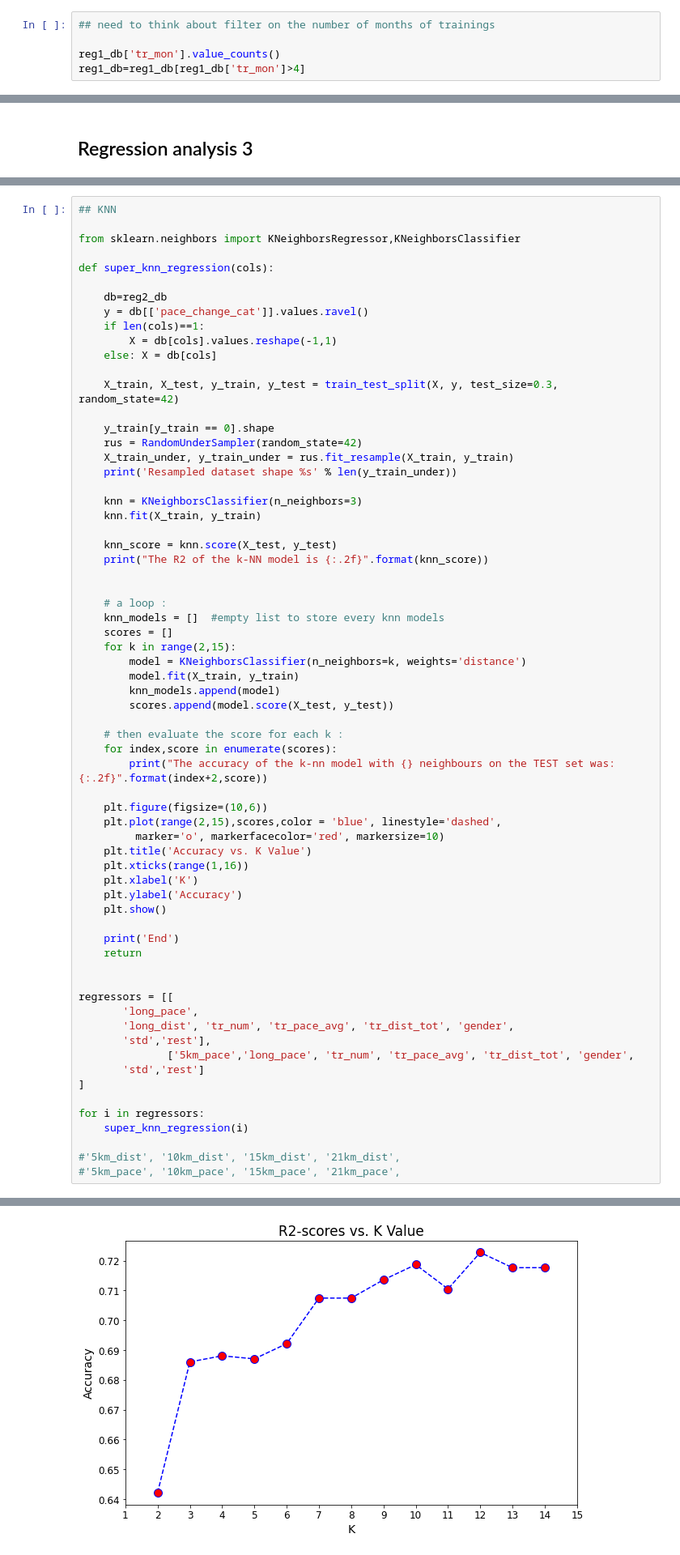
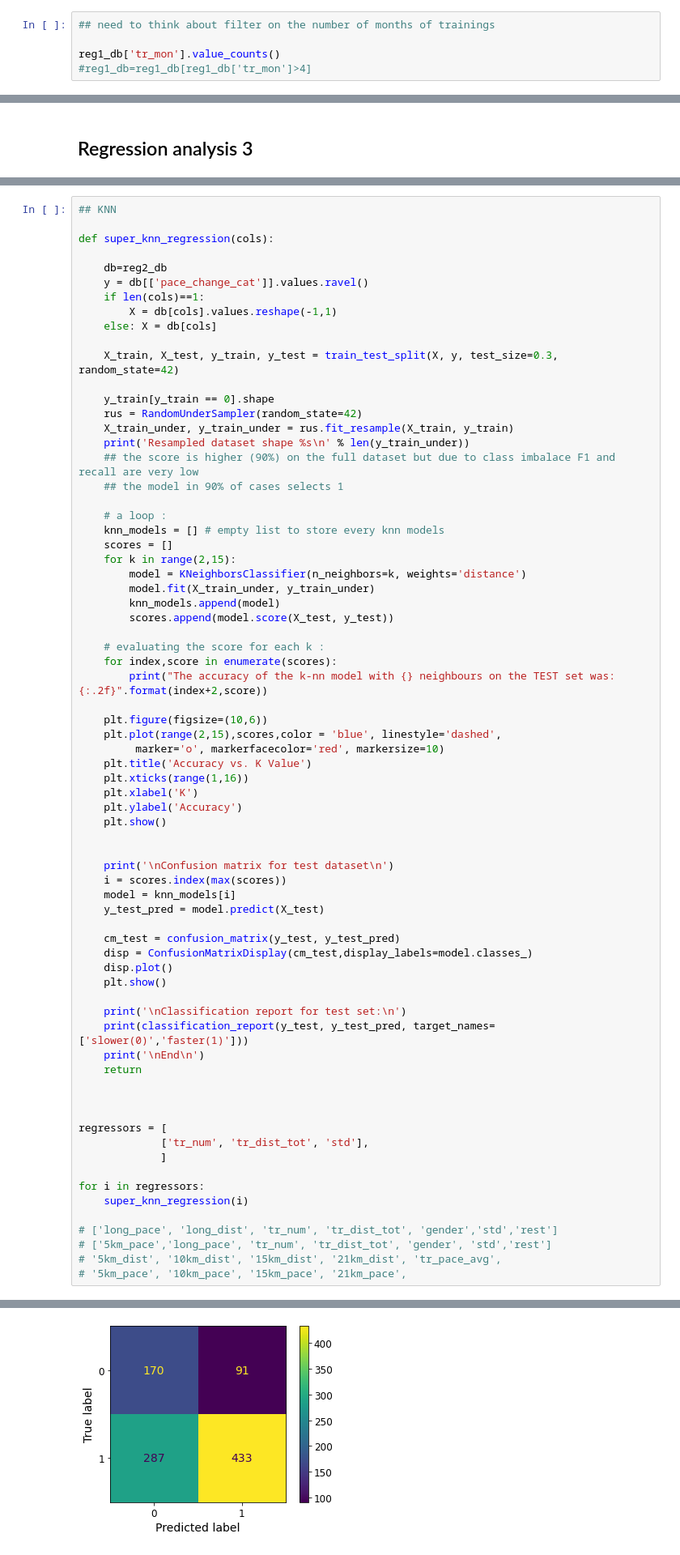
Before and after one commit to dmitry-an-git/ironhack_project_1, a Jupyter notebook: lab_marathon.ipynb, the cells around one changed output, grey strips where cells are left out. Shown at 81% size. Saved outputs shown, nothing was run; the diff lists cells and outputs as text.

```diff
--- a/lab_marathon.ipynb
+++ b/lab_marathon.ipynb
@@ -533,4 +542,4 @@ reg1_db.head()
 ## need to think about filter on the number of months of trainings
 
 reg1_db['tr_mon'].value_counts()
-reg1_db=reg1_db[reg1_db['tr_mon']>4]
+#reg1_db=reg1_db[reg1_db['tr_mon']>4]
@@ -1142,7 +1135,5 @@ End
 # %%
 ## KNN
-
-from sklearn.neighbors import KNeighborsRegressor,KNeighborsClassifier
 
 def super_knn_regression(cols):
 
@@ -1157,25 +1148,20 @@ def super_knn_regression(cols):
     y_train[y_train == 0].shape
     rus = RandomUnderSampler(random_state=42)
     X_train_under, y_train_under = rus.fit_resample(X_train, y_train)
-    print('Resampled dataset shape %s' % len(y_train_under))
-
-    knn = KNeighborsClassifier(n_neighbors=3)
-    knn.fit(X_train, y_train)
-
-    knn_score = knn.score(X_test, y_test)
-    print("The R2 of the k-NN model is {:.2f}".format(knn_score))
-
+    print('Resampled dataset shape %s\n' % len(y_train_under))
+    ## the score is higher (90%) on the full dataset but due to class imbalace F1 and recall are very low
+    ## the model in 90% of cases selects 1
 
     # a loop :
-    knn_models = []  #empty list to store every knn models
+    knn_models = [] # empty list to store every knn models
     scores = []
     for k in range(2,15):
         model = KNeighborsClassifier(n_neighbors=k, weights='distance')
-        model.fit(X_train, y_train)
+        model.fit(X_train_under, y_train_under)
         knn_models.append(model)
         scores.append(model.score(X_test, y_test))
 
-    # then evaluate the score for each k :
+    # evaluating the score for each k :
     for index,score in enumerate(scores):
         print("The accuracy of the k-nn model with {} neighbours on the TEST set was: {:.2f}".format(index+2,score))
 
@@ -1188,22 +1174,34 @@ def super_knn_regression(cols):
     plt.ylabel('Accuracy')
     plt.show()
 
-    print('End')
+
+    print('\nConfusion matrix for test dataset\n')
+    i = scores.index(max(scores))
+    model = knn_models[i]
+    y_test_pred = model.predict(X_test)
+
+    cm_test = confusion_matrix(y_test, y_test_pred)
+    disp = ConfusionMatrixDisplay(cm_test,display_labels=model.classes_)
+    disp.plot()
+    plt.show()
+
+    print('\nClassification report for test set:\n')
+    print(classification_report(y_test, y_test_pred, target_names=['slower(0)','faster(1)']))
+    print('\nEnd\n')
     return
 
 
-regressors = [[
-       'long_pace',
-       'long_dist', 'tr_num', 'tr_pace_avg', 'tr_dist_tot', 'gender',
-       'std','rest'],
-              ['5km_pace','long_pace', 'tr_num', 'tr_pace_avg', 'tr_dist_tot', 'gender',
-       'std','rest']
-]
+
+regressors = [
+             ['tr_num', 'tr_dist_tot', 'std'],
+             ]
 
 for i in regressors:
     super_knn_regression(i)
 
-#'5km_dist', '10km_dist', '15km_dist', '21km_dist',
-#'5km_pace', '10km_pace', '15km_pace', '21km_pace',
+# ['long_pace', 'long_dist', 'tr_num', 'tr_dist_tot', 'gender','std','rest']
+# ['5km_pace','long_pace', 'tr_num', 'tr_dist_tot', 'gender', 'std','rest']
+# '5km_dist', '10km_dist', '15km_dist', '21km_dist', 'tr_pace_avg',
+# '5km_pace', '10km_pace', '15km_pace', '21km_pace',
 # %% [output]
 Resampled dataset shape 1234
@@ -1241 +1224 @@ The R2 of the k-nn model with 14 neighbours on the TEST set was: 0.72
-[figure, old version]
+[figure, new version]
```
Also changed, not shown: parts of 28 cells of this notebook.
